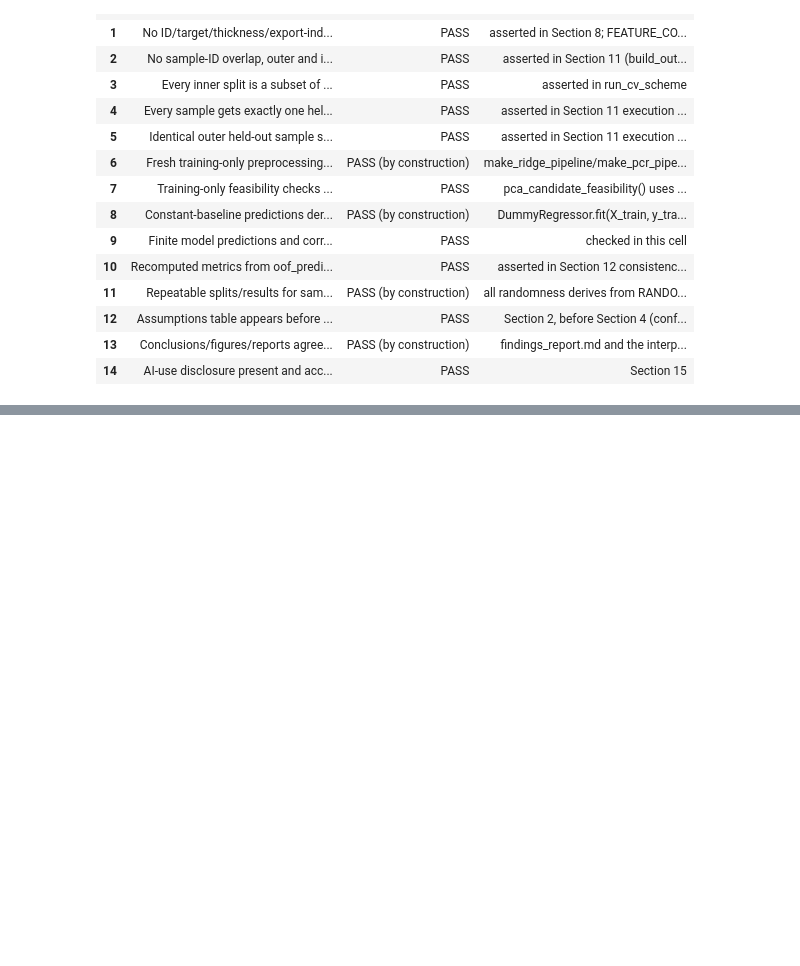
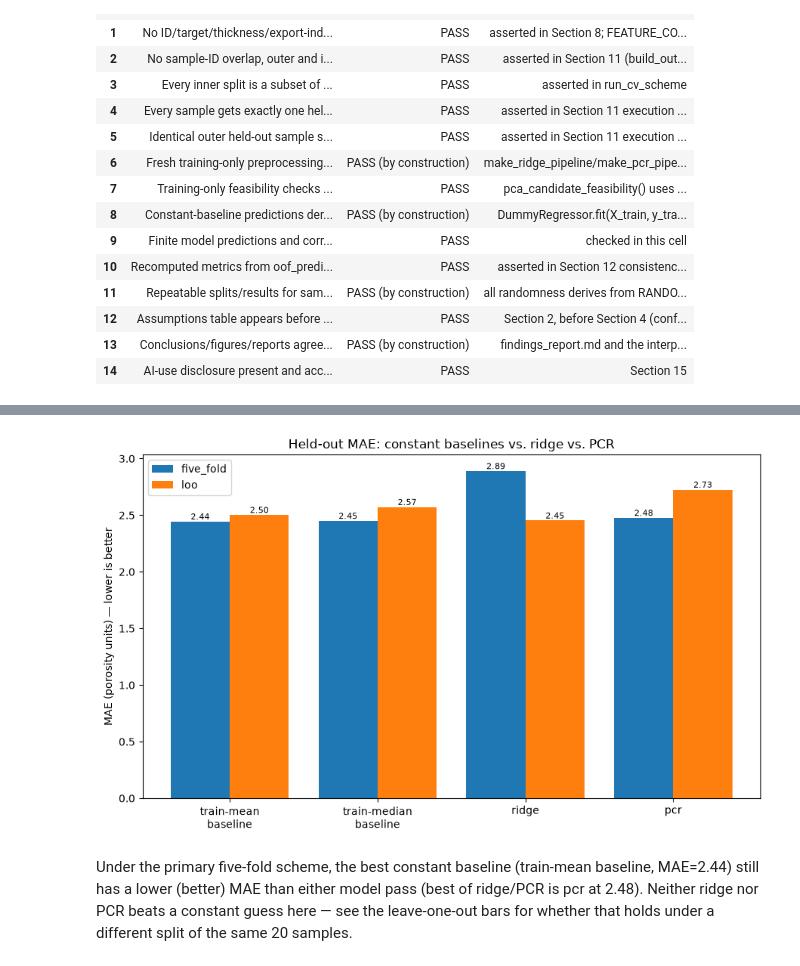
Before and after one commit to Ramandeep72/Machine-Learning-Projects, a Jupyter notebook: porosity_feasibility/porosity_feasibility.ipynb, the cells around one changed output, grey strips where cells are left out. Drawn from its saved outputs; the diff is of its cells as text; code cells hidden in the pictures; blank space fills up the shorter version.

```diff
--- a/porosity_feasibility/porosity_feasibility.ipynb
+++ b/porosity_feasibility/porosity_feasibility.ipynb
@@ -1893,0 +1902,54 @@ Acceptance checklist: 15 items, 0 failed.
+# %%
+eval_models_order = ["baseline_mean", "baseline_median", "ridge", "pcr"]
+eval_model_labels = {"baseline_mean": "train-mean\nbaseline", "baseline_median": "train-median\nbaseline", "ridge": "ridge", "pcr": "pcr"}
+
+eval_mae_table = (
+    metrics_summary.pivot(index="model", columns="scheme", values="MAE")
+    .reindex(eval_models_order)
+)
+
+fig, ax = plt.subplots(figsize=(9, 5.5))
+x = np.arange(len(eval_mae_table))
+width = 0.8 / len(schemes_present)
+for i, scheme in enumerate(schemes_present):
+    vals = eval_mae_table[scheme].to_numpy()
+    bars = ax.bar(x + i * width, vals, width=width, label=scheme)
+    for bar, val in zip(bars, vals):
+        ax.annotate(f"{val:.2f}", (bar.get_x() + bar.get_width() / 2, bar.get_height()), ha="center", va="bottom", fontsize=8)
+
+ax.set_xticks(x + width * (len(schemes_present) - 1) / 2)
+ax.set_xticklabels([eval_model_labels[m] for m in eval_models_order])
+ax.set_ylabel("MAE (porosity units) — lower is better")
+ax.set_title("Held-out MAE: constant baselines vs. ridge vs. PCR")
+ax.legend()
+fig.tight_layout()
+fig.savefig(FIGURES_DIR / "eval_mae_comparison.png", dpi=150)
+plt.show()
+
+best_pass_5f = eval_mae_table.loc[["ridge", "pcr"], "five_fold"].idxmin()
+best_pass_mae_5f = eval_mae_table.loc[["ridge", "pcr"], "five_fold"].min()
+best_baseline_5f = eval_mae_table.loc[["baseline_mean", "baseline_median"], "five_fold"].idxmin()
+best_baseline_mae_5f = eval_mae_table.loc[["baseline_mean", "baseline_median"], "five_fold"].min()
+overall_best_5f = eval_mae_table["five_fold"].idxmin()
+
+if overall_best_5f in ("baseline_mean", "baseline_median"):
+    caption_1 = (
+        f"Under the primary five-fold scheme, the best constant baseline ({eval_model_labels[best_baseline_5f].strip()}, "
+        f"MAE={best_baseline_mae_5f:.2f}) still has a lower (better) MAE than either model pass "
+        f"(best of ridge/PCR is {eval_model_labels[best_pass_5f].strip()} at {best_pass_mae_5f:.2f}). "
+        f"Neither ridge nor PCR beats a constant guess here — see the leave-one-out bars for whether that holds "
+        f"under a different split of the same {n_samples} samples."
+    )
+else:
+    caption_1 = (
+        f"Under the primary five-fold scheme, **{eval_model_labels[best_pass_5f].strip()}** has the lowest MAE among "
+        f"the two model passes ({best_pass_mae_5f:.2f}) and beats the best constant baseline "
+        f"({eval_model_labels[best_baseline_5f].strip()}, MAE={best_baseline_mae_5f:.2f}), "
+        f"but with only {n_samples} samples this margin isn't large enough to call decisive on its own — "
+        "see the leave-one-out bars for whether the same model still wins under a different split of the same data."
+    )
+display(Markdown(caption_1))
+# %% [output]
+[figure, added]
+Under the primary five-fold scheme, the best constant baseline (train-mean
+baseline, MAE=2.44) still has a lower (better) MAE than either model pass (best of ridge/PCR is pcr at 2.48). Neither ridge nor PCR beats a constant guess here — see the leave-one-out bars for whether that holds under a different split of the same 20 samples.
```
Also changed, not shown: parts of 6 cells of this notebook, 7 other files.
